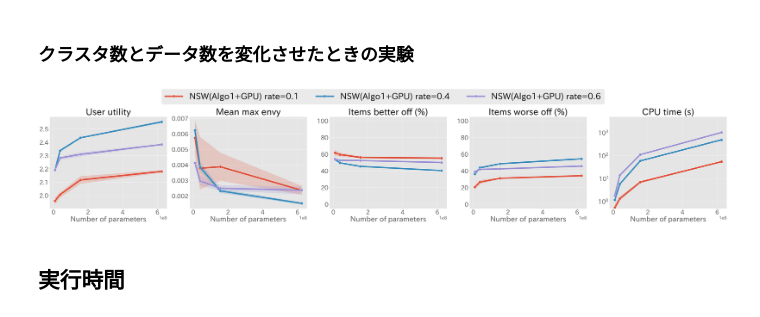
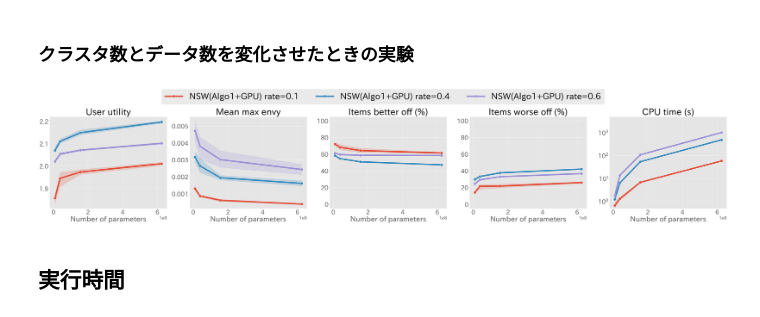
Before and after one commit to tubo213/nsw-with-optimal-transport, a Jupyter notebook: notebook/plot.ipynb, the cells around one changed output. Saved outputs shown, nothing was run; the diff lists cells and outputs as text; code cells hidden in the pictures.

Commit message:
exp_cluster_datasizeの実験をupdate

```diff
--- a/notebook/plot.ipynb
+++ b/notebook/plot.ipynb
@@ -450,7 +450,7 @@ plot_fairness_and_user_utils(
 # %%
 varying_cluster_data_size_result = pd.read_csv(RESULT_PATH)
 varying_cluster_data_size_result = varying_cluster_data_size_result.query(
-    "exp_name == 'exp_cluster_datasize'"
+    "exp_name == 'exp_cluster_datasize_2'"
 ).reset_index(drop=True)
 varying_cluster_data_size_result["datasize"] = (
     varying_cluster_data_size_result["generator_params_n_doc"]
@@ -460,34 +460,34 @@ varying_cluster_data_size_result["datasize"] = (
 varying_cluster_data_size_result["cluster_rate"] = (
     varying_cluster_data_size_result["optimizer_params_n_query_cluster"]
     / varying_cluster_data_size_result["generator_params_n_query"]
 ).round(1)
 varying_cluster_data_size_result["method"] = varying_cluster_data_size_result[
     "cluster_rate"
 ].apply(lambda x: f"NSW(Algo1+GPU) rate={x}")
 colors = plt.rcParams["axes.prop_cycle"].by_key()["color"]
 methods = varying_cluster_data_size_result["method"].unique()
 methods = sorted(methods, key=lambda x: float(x.split("=")[1]))
 
 for i, method in enumerate(methods):
     METHOD_TO_COLOR[method] = colors[i]
     METHOD_TO_LINESTYLE[method] = "-"
 
 plot_fairness_and_user_utils(
     varying_cluster_data_size_result,
     x="datasize",
     xlabel="Number of parameters",
     legend=True,
     errorbar=("ci", 95),
     metrics=[
         "user_util",
         "mean_max_envy",
         "pct_item_util_better",
         "pct_item_util_worse",
         "exec_time",
     ],
 )
 # %% [output]
-[figure, old version]
+[figure, new version]
 # %% [markdown]
 ## 実行時間
 # %%
```
Also changed, not shown: parts of 1 cell of this notebook, 1 other file.
